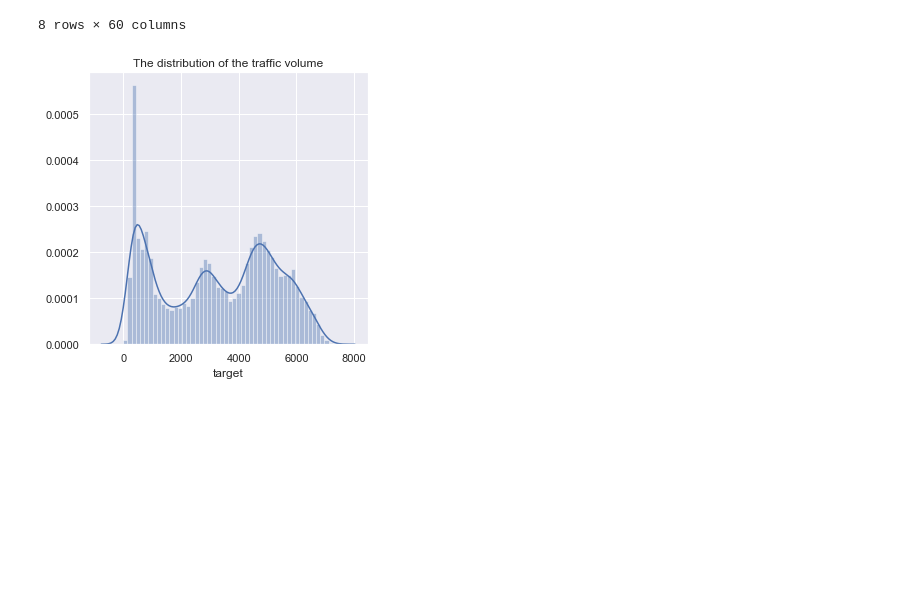
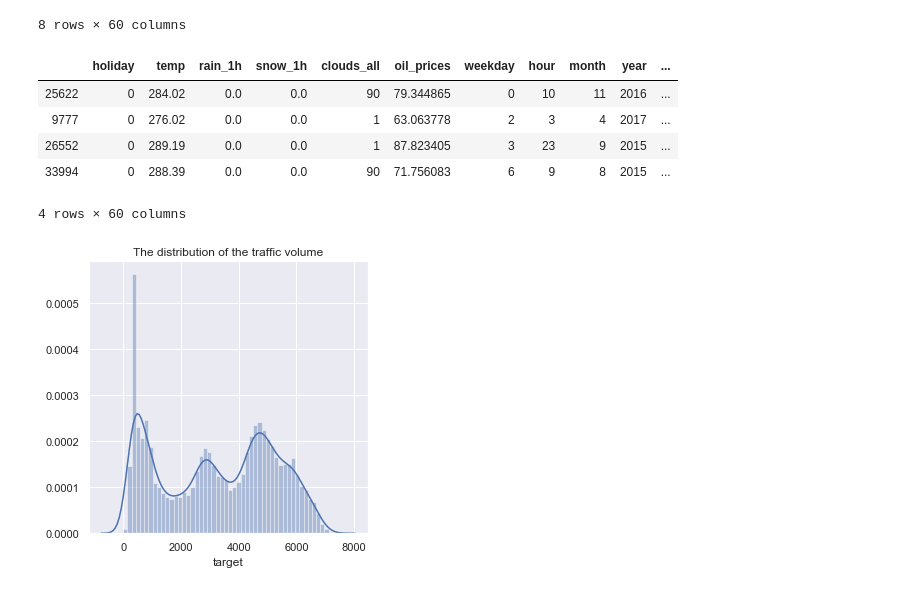
Before and after one commit to jf-pnj/velo, a Jupyter notebook: starting_kit/README_Visualization.ipynb, the cells around one changed output. Saved outputs shown, nothing was run; the diff lists cells and outputs as text; code cells hidden in the pictures; blank space fills up the shorter version.

```diff
--- a/starting_kit/README_Visualization.ipynb
+++ b/starting_kit/README_Visualization.ipynb
@@ -86,6 +83,15 @@ data.describe()
 | 75% | 0.000000 | 291.790000 | 0.000000 | 0.000000 | 90.000000 | 86.771668 | 5.000000 | 17.000000 | 9.000000 | 2017.000000 | ... |
 | max | 1.000000 | 310.070000 | 9831.300000 | 0.510000 | 100.000000 | 128.465356 | 6.000000 | 23.000000 | 12.000000 | 2018.000000 | ... |
 8 rows × 60 columns
+# %%
+data.sample(4)
+# %% [output]
+|  | holiday | temp | rain_1h | snow_1h | clouds_all | oil_prices | weekday | hour | month | year | ... |
+| 25622 | 0 | 284.02 | 0.0 | 0.0 | 90 | 79.344865 | 0 | 10 | 11 | 2016 | ... |
+| 9777 | 0 | 276.02 | 0.0 | 0.0 | 1 | 63.063778 | 2 | 3 | 4 | 2017 | ... |
+| 26552 | 0 | 289.19 | 0.0 | 0.0 | 1 | 87.823405 | 3 | 23 | 9 | 2015 | ... |
+| 33994 | 0 | 288.39 | 0.0 | 0.0 | 90 | 71.756083 | 6 | 9 | 8 | 2015 | ... |
+4 rows × 60 columns
 # %%
 plt.figure(figsize = (5,5))
 sns.distplot(data['target'], bins=50)
```
Also changed, not shown: parts of 17 cells of this notebook.
